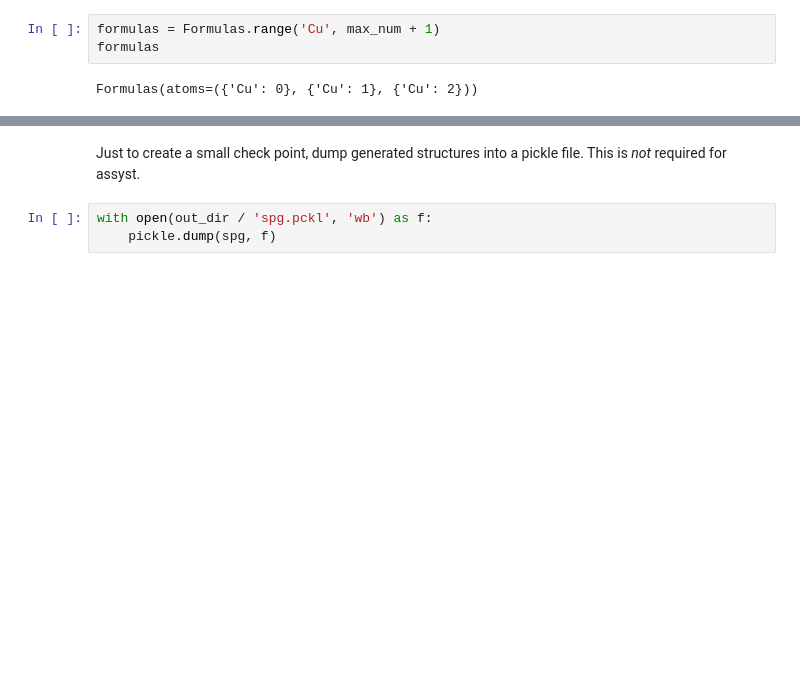
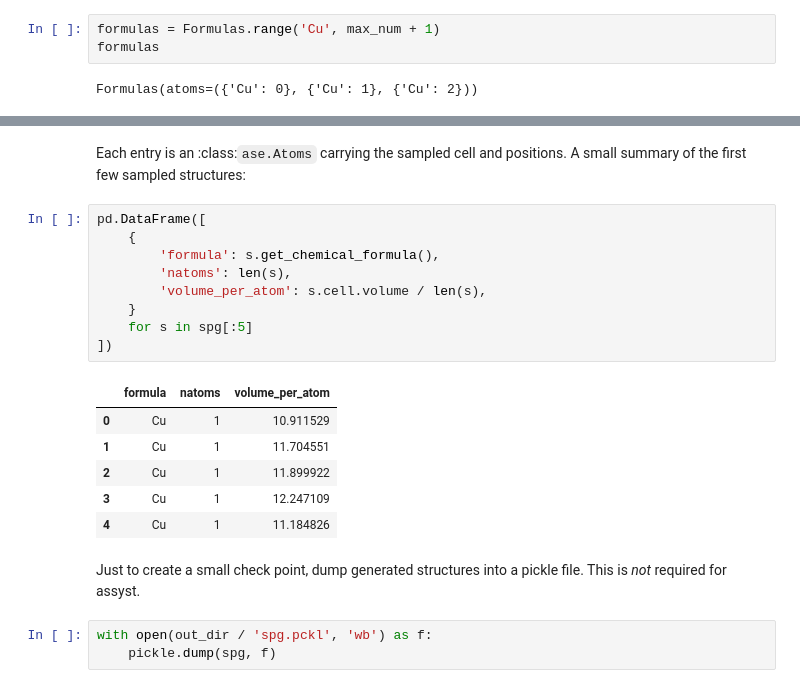
Before and after one commit to eisenforschung/assyst, a Jupyter notebook: notebooks/SimpleUnary.ipynb, the cells around one changed output, grey strips where cells are left out. Cells and saved outputs as stored; diff of their text form; blank space fills up the shorter version.

```diff
--- a/notebooks/SimpleUnary.ipynb
+++ b/notebooks/SimpleUnary.ipynb
@@ -81,3 +81,21 @@ Generated 168 symmetric seeds
+# %% [markdown]
+Each entry is an :class:`ase.Atoms` carrying the sampled cell and positions. A small summary of the first few sampled structures:
+# %%
+pd.DataFrame([
+    {
+        'formula': s.get_chemical_formula(),
+        'natoms': len(s),
+        'volume_per_atom': s.cell.volume / len(s),
+    }
+    for s in spg[:5]
+])
+# %% [output]
+|  | formula | natoms | volume_per_atom |
+| 0 | Cu | 1 | 10.911529 |
+| 1 | Cu | 1 | 11.704551 |
+| 2 | Cu | 1 | 11.899922 |
+| 3 | Cu | 1 | 12.247109 |
+| 4 | Cu | 1 | 11.184826 |
 # %% [markdown]
 Just to create a small check point, dump generated structures into a pickle file.
 This is _not_ required for assyst.
```
Also changed, not shown: parts of 12 cells of this notebook, 4 other files.
